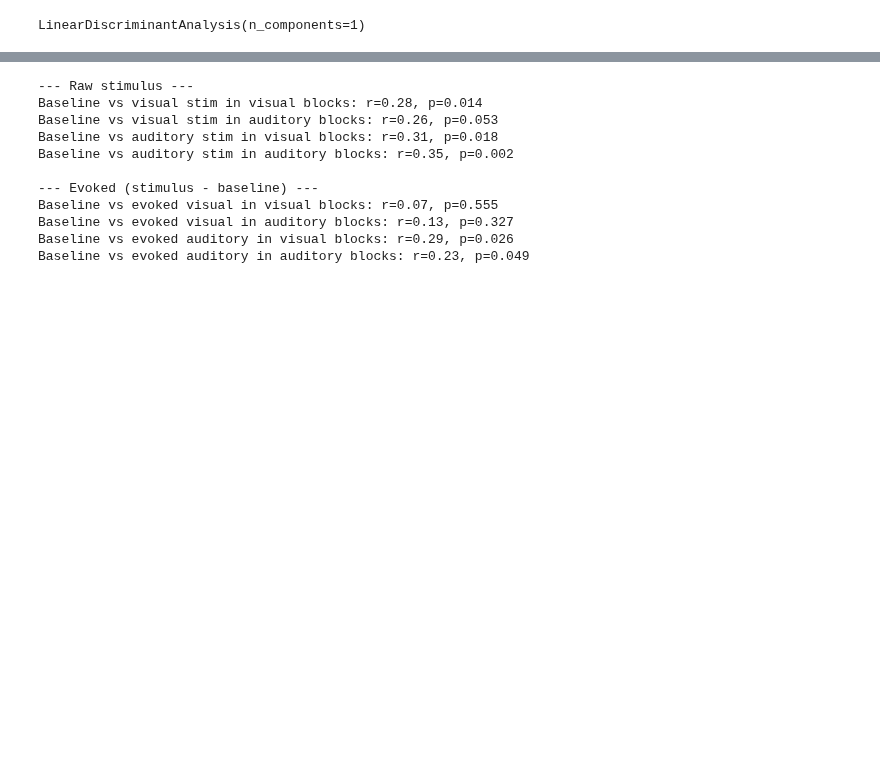
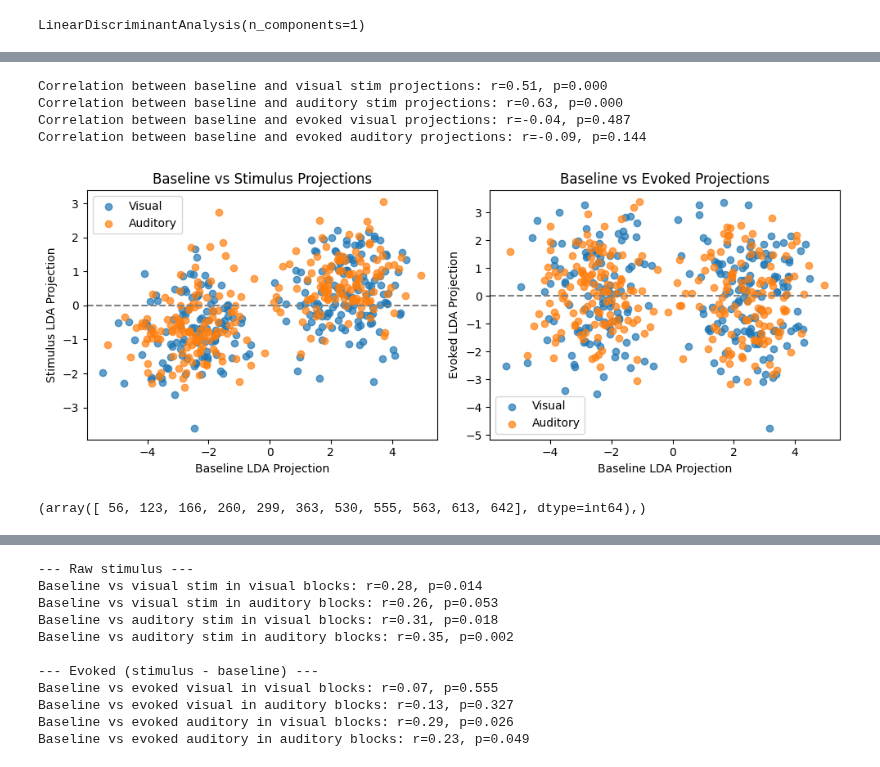
Before and after one commit to AllenInstitute/dynamic_routing_analysis, a Jupyter notebook: notebooks/correlate_population_baseline_vs_stim_context_modulation.ipynb, the cells around one changed output, grey strips where cells are left out. Cells and saved outputs as stored; diff of their text form; code cells hidden in the pictures; blank space fills up the shorter version.

```diff
--- a/notebooks/correlate_population_baseline_vs_stim_context_modulation.ipynb
+++ b/notebooks/correlate_population_baseline_vs_stim_context_modulation.ipynb
@@ -193,0 +215,42 @@ Correlation between baseline and evoked auditory projections: r=0.53, p=0.000
+# %%
+X_baseline = baseline_lda.transform(X_train_baseline)
+X_vis_id = vis_stim_lda.transform(X_train_vis_id)
+X_aud_id = aud_stim_lda.transform(X_train_aud_id)
+X_evoked_vis_id = evoked_vis_id_lda.transform(X_train_evoked_vis_id)
+X_evoked_aud_id = evoked_aud_id_lda.transform(X_train_evoked_aud_id)
+
+vis_id_trial_index = trials.query('is_vis_stim').index.values
+aud_id_trial_index = trials.query('is_aud_stim').index.values
+
+rvis,pvis=stats.pearsonr(X_baseline[vis_id_trial_index].flatten(), X_vis_id.flatten())
+raud,paud=stats.pearsonr(X_baseline[aud_id_trial_index].flatten(), X_aud_id.flatten())
+print(f"Correlation between baseline and visual stim projections: r={rvis:.2f}, p={pvis:.3f}")
+print(f"Correlation between baseline and auditory stim projections: r={raud:.2f}, p={paud:.3f}")
+
+r_evoked_vis, p_evoked_vis = stats.pearsonr(X_baseline[vis_id_trial_index].flatten(), X_evoked_vis_id.flatten())
+r_evoked_aud, p_evoked_aud = stats.pearsonr(X_baseline[aud_id_trial_index].flatten(), X_evoked_aud_id.flatten())
+print(f"Correlation between baseline and evoked visual projections: r={r_evoked_vis:.2f}, p={p_evoked_vis:.3f}")
+print(f"Correlation between baseline and evoked auditory projections: r={r_evoked_aud:.2f}, p={p_evoked_aud:.3f}")
+
+fig,ax=plt.subplots(1,2,figsize=(10,4))
+ax[0].axhline(0, color='gray', linestyle='--')
+ax[0].scatter(X_baseline[vis_id_trial_index], X_vis_id, label='Visual', alpha=0.7)
+ax[0].scatter(X_baseline[aud_id_trial_index], X_aud_id, label='Auditory', alpha=0.7)
+ax[0].set_title('Baseline vs Stimulus Projections')
+ax[0].set_xlabel('Baseline LDA Projection')
+ax[0].set_ylabel('Stimulus LDA Projection')
+ax[0].legend()
+ax[1].axhline(0, color='gray', linestyle='--')
+ax[1].scatter(X_baseline[vis_id_trial_index], X_evoked_vis_id, label='Visual', alpha=0.7)
+ax[1].scatter(X_baseline[aud_id_trial_index], X_evoked_aud_id, label='Auditory', alpha=0.7)
+ax[1].set_title('Baseline vs Evoked Projections')
+ax[1].set_xlabel('Baseline LDA Projection')
+ax[1].set_ylabel('Evoked LDA Projection')
+ax[1].legend()
+fig.tight_layout()
+# %% [output]
+Correlation between baseline and visual stim projections: r=0.51, p=0.000
+Correlation between baseline and auditory stim projections: r=0.63, p=0.000
+Correlation between baseline and evoked visual projections: r=-0.04, p=0.487
+Correlation between baseline and evoked auditory projections: r=-0.09, p=0.144
+[figure, added]
@@ -193,0 +265,4 @@ Correlation between baseline and evoked auditory projections: r=0.53, p=0.000
+# %%
+np.where(np.array(ps)<0.01)
+# %% [output]
+(array([ 56, 123, 166, 260, 299, 363, 530, 555, 563, 613, 642], dtype=int64),)
```
Also changed, not shown: parts of 9 cells of this notebook, 8 other files.
